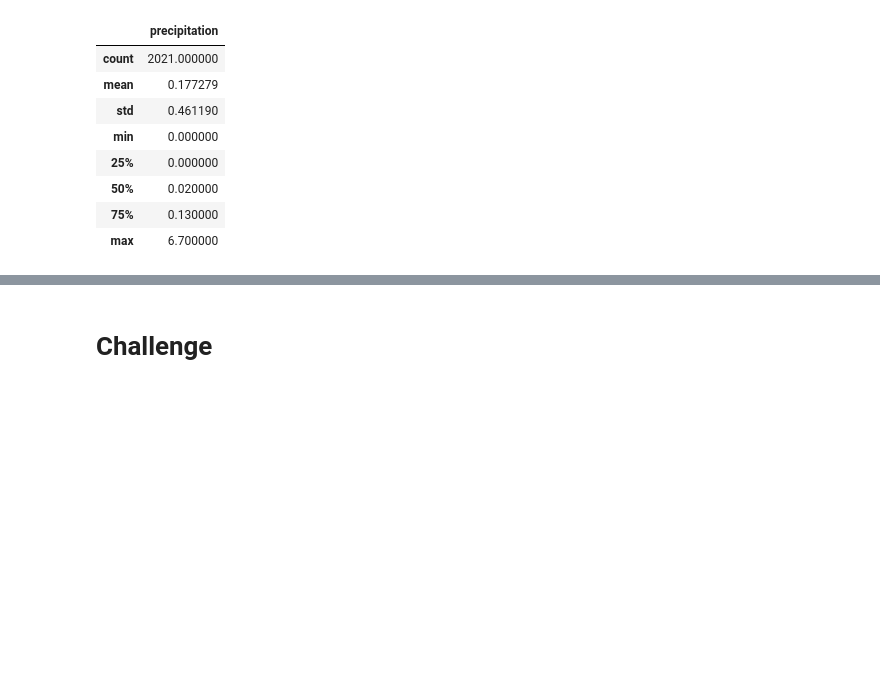
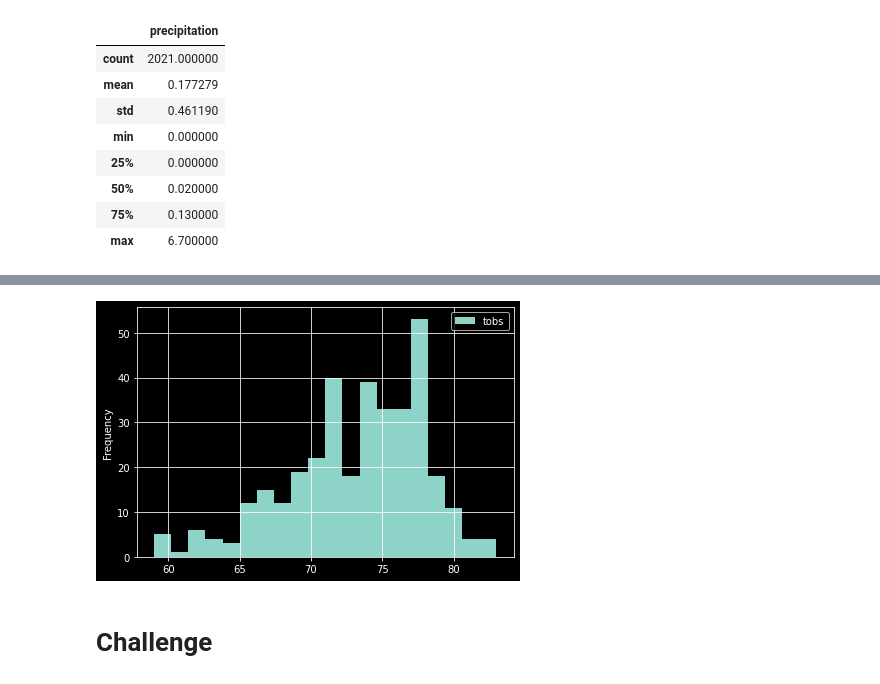
Before and after one commit to mthalken/Surf_Shop_Analysis, a Jupyter notebook: climate_analysis.ipynb, the cells around one changed output, grey strips where cells are left out. Cells and saved outputs as stored; diff of their text form; code cells hidden in the pictures; blank space fills up the shorter version.

```diff
--- a/climate_analysis.ipynb
+++ b/climate_analysis.ipynb
@@ -177,3 +261,11 @@ df.describe()
+# %%
+#create a plot with 20 bins
+df.plot.hist(bins=20)
+
+plt.grid()
+plt.tight_layout()
+# %% [output]
+[figure, added]
 # %%
 # Write a function called `calc_temps` that will accept start date and end date in the format '%Y-%m-%d'
 # and return the minimum, average, and maximum temperatures for that range of dates
```
Also changed, not shown: parts of 7 cells of this notebook.
